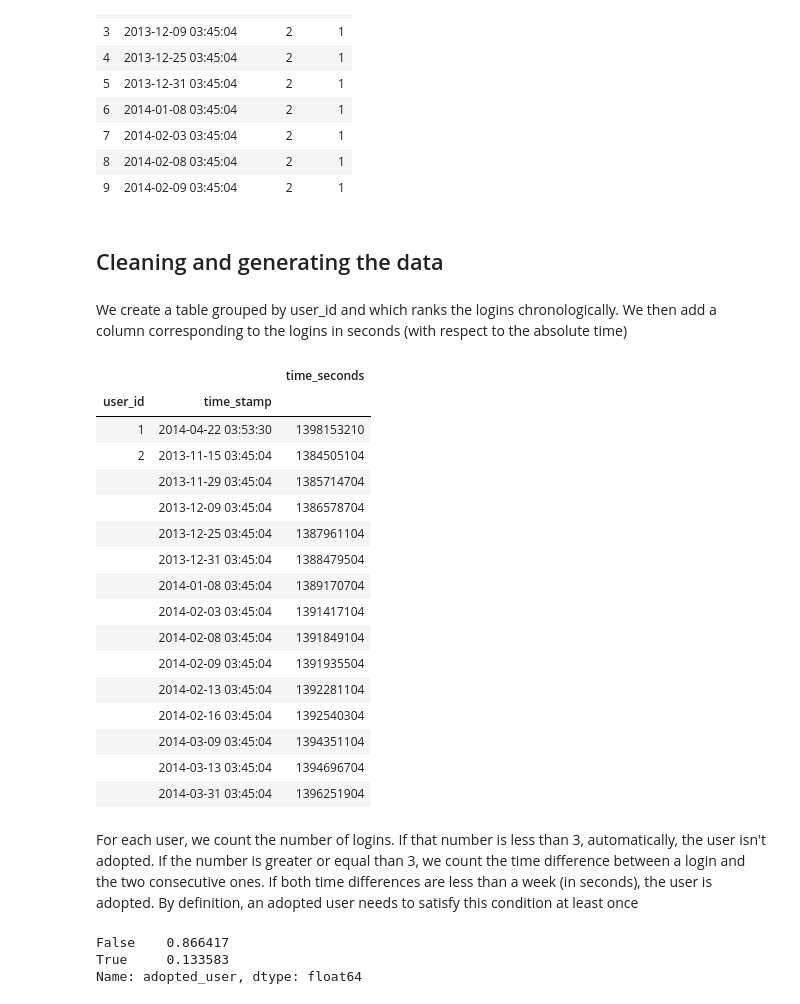
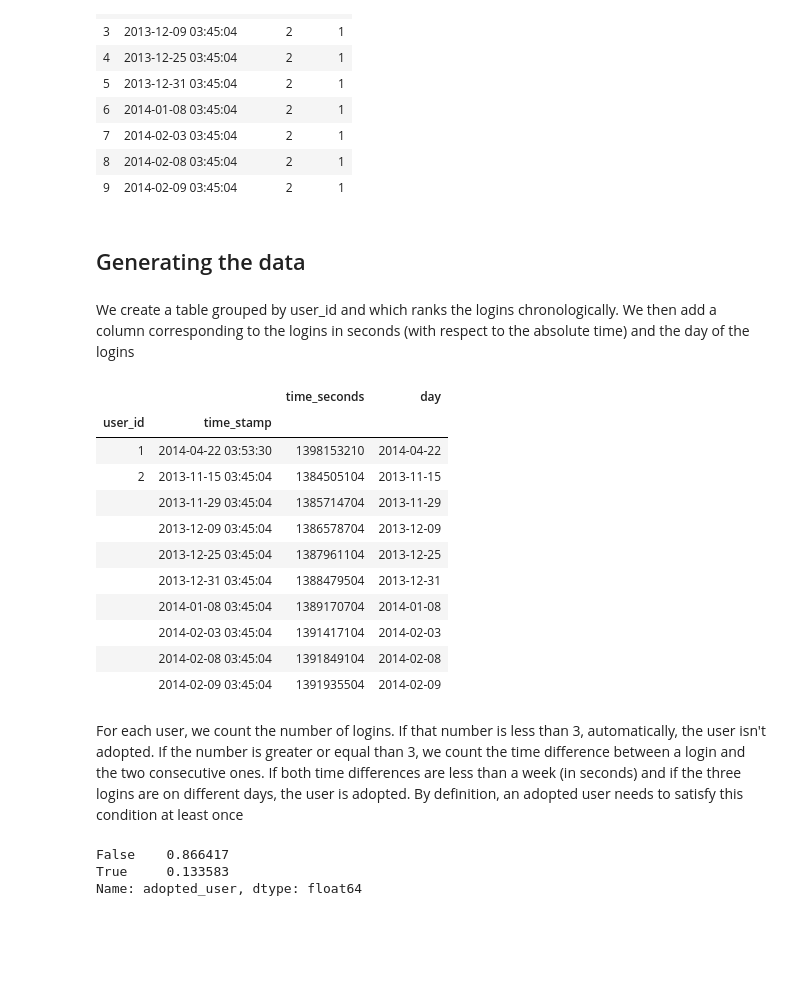
Before and after one commit to adriensaremi/Springboard, a Jupyter notebook: Mini_projects/itw_relax_challenge/notebook.ipynb, the cells around one changed output. Drawn from its saved outputs; the diff is of its cells as text; code cells hidden in the pictures; blank space fills up the shorter version.

```diff
--- a/Mini_projects/itw_relax_challenge/notebook.ipynb
+++ b/Mini_projects/itw_relax_challenge/notebook.ipynb
@@ -35,9 +35,9 @@ userlogins.head(10)
 | 8 | 2014-02-08 03:45:04 | 2 | 1 |
 | 9 | 2014-02-09 03:45:04 | 2 | 1 |
 # %% [markdown]
-## Cleaning and generating the data
+## Generating the data
 # %% [markdown]
-We create a table grouped by user_id and which ranks the logins chronologically. We then add a column corresponding to the logins in seconds (with respect to the absolute time)
+We create a table grouped by user_id and which ranks the logins chronologically. We then add a column corresponding to the logins in seconds (with respect to the absolute time) and the day of the logins
 # %%
 # index = [tuple([df1.user_id[i], df1.index[i]]) for i in range(len(userlogins))]
 # index = pd.MultiIndex.from_tuples(index, names=['user_id', 'old_index'])
@@ -48,28 +48,24 @@ df1 = df1.sort_values(['user_id','time_stamp'])
 # %%
 df2 = df1.groupby(by=['user_id','time_stamp']).count()
 df2['time_seconds']=df2.index.get_level_values(1).strftime('%s').astype(int)
+df2['day'] = df2.index.get_level_values(1).date
 # %%
-df2.head(15)
+df2.head(10)
 # %% [output]
-|  |  | time_seconds |
-| user_id | time_stamp |  |
-| 1 | 2014-04-22 03:53:30 | 1398153210 |
-| 2 | 2013-11-15 03:45:04 | 1384505104 |
-|  | 2013-11-29 03:45:04 | 1385714704 |
-|  | 2013-12-09 03:45:04 | 1386578704 |
-|  | 2013-12-25 03:45:04 | 1387961104 |
-|  | 2013-12-31 03:45:04 | 1388479504 |
-|  | 2014-01-08 03:45:04 | 1389170704 |
-|  | 2014-02-03 03:45:04 | 1391417104 |
-|  | 2014-02-08 03:45:04 | 1391849104 |
-|  | 2014-02-09 03:45:04 | 1391935504 |
-|  | 2014-02-13 03:45:04 | 1392281104 |
-|  | 2014-02-16 03:45:04 | 1392540304 |
-|  | 2014-03-09 03:45:04 | 1394351104 |
-|  | 2014-03-13 03:45:04 | 1394696704 |
-|  | 2014-03-31 03:45:04 | 1396251904 |
+|  |  | time_seconds | day |
+| user_id | time_stamp |  |  |
+| 1 | 2014-04-22 03:53:30 | 1398153210 | 2014-04-22 |
+| 2 | 2013-11-15 03:45:04 | 1384505104 | 2013-11-15 |
+|  | 2013-11-29 03:45:04 | 1385714704 | 2013-11-29 |
+|  | 2013-12-09 03:45:04 | 1386578704 | 2013-12-09 |
+|  | 2013-12-25 03:45:04 | 1387961104 | 2013-12-25 |
+|  | 2013-12-31 03:45:04 | 1388479504 | 2013-12-31 |
+|  | 2014-01-08 03:45:04 | 1389170704 | 2014-01-08 |
+|  | 2014-02-03 03:45:04 | 1391417104 | 2014-02-03 |
+|  | 2014-02-08 03:45:04 | 1391849104 | 2014-02-08 |
+|  | 2014-02-09 03:45:04 | 1391935504 | 2014-02-09 |
 # %% [markdown]
-For each user, we count the number of logins. If that number is less than 3, automatically, the user isn't adopted. If the number is greater or equal than 3, we count the time difference between a login and the two consecutive ones. If both time differences are less than a week (in seconds), the user is adopted. By definition, an adopted user needs to satisfy this condition at least once
+For each user, we count the number of logins. If that number is less than 3, automatically, the user isn't adopted. If the number is greater or equal than 3, we count the time difference between a login and the two consecutive ones. If both time differences are less than a week (in seconds) and if the three logins are on different days, the user is adopted. By definition, an adopted user needs to satisfy this condition at least once
 # %%
 secondsperweek = 7*24*60*60
 
```
Also changed, not shown: parts of 29 cells of this notebook, 4 other files.
